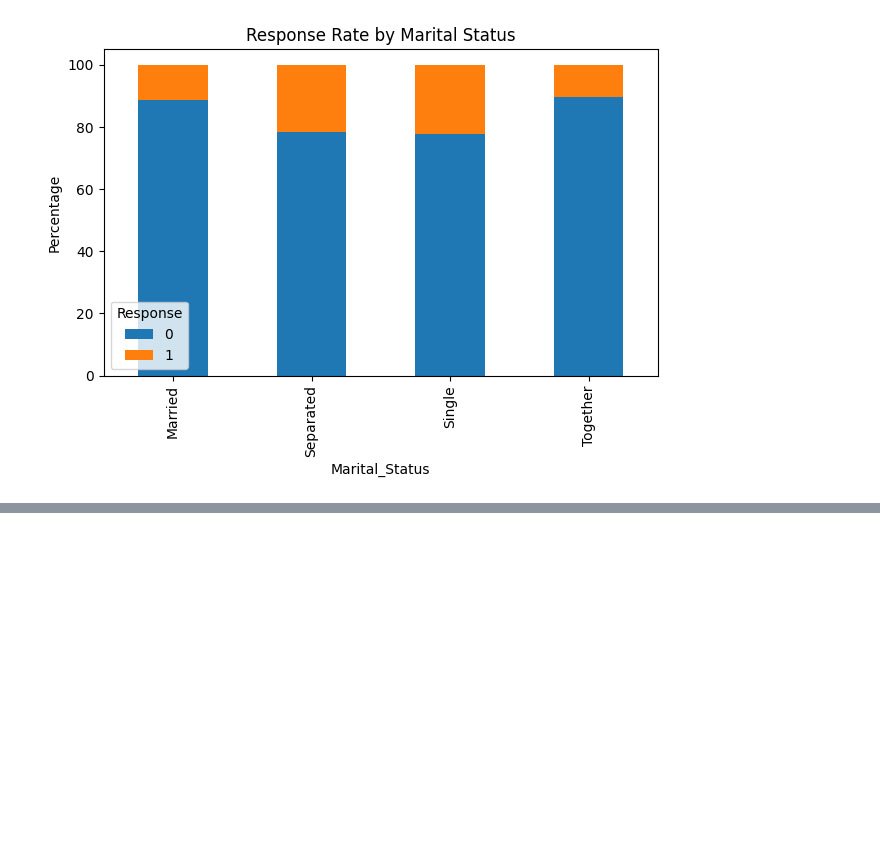
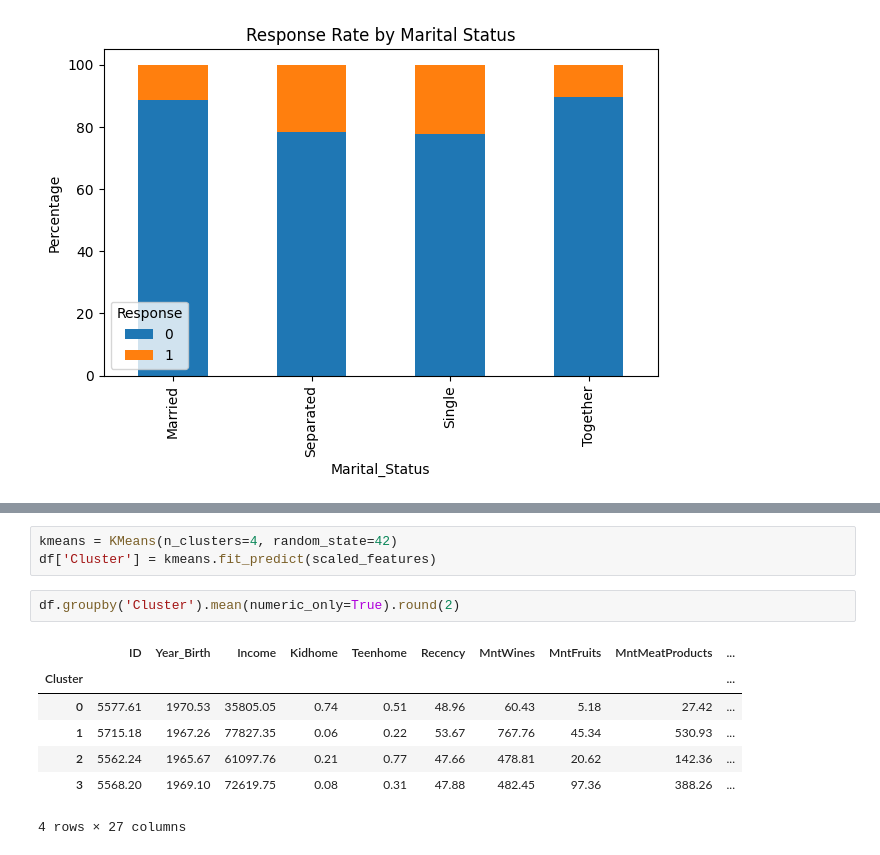
Before and after one commit to DataBells/marketing_project, a Jupyter notebook: marketing_analysis.ipynb, the cells around one changed output, grey strips where cells are left out. Drawn from its saved outputs; the diff is of its cells as text; blank space fills up the shorter version.

```diff
--- a/marketing_analysis.ipynb
+++ b/marketing_analysis.ipynb
@@ -370,0 +398,13 @@ plt.show()
+# %%
+kmeans = KMeans(n_clusters=4, random_state=42)
+df['Cluster'] = kmeans.fit_predict(scaled_features)
+# %%
+df.groupby('Cluster').mean(numeric_only=True).round(2)
+# %% [output]
+|  | ID | Year_Birth | Income | Kidhome | Teenhome | Recency | MntWines | MntFruits | MntMeatProducts | ... |
+| Cluster |  |  |  |  |  |  |  |  |  | ... |
+| 0 | 5577.61 | 1970.53 | 35805.05 | 0.74 | 0.51 | 48.96 | 60.43 | 5.18 | 27.42 | ... |
+| 1 | 5715.18 | 1967.26 | 77827.35 | 0.06 | 0.22 | 53.67 | 767.76 | 45.34 | 530.93 | ... |
+| 2 | 5562.24 | 1965.67 | 61097.76 | 0.21 | 0.77 | 47.66 | 478.81 | 20.62 | 142.36 | ... |
+| 3 | 5568.20 | 1969.10 | 72619.75 | 0.08 | 0.31 | 47.88 | 482.45 | 97.36 | 388.26 | ... |
+4 rows × 27 columns
```
Also changed, not shown: parts of 4 cells of this notebook.
